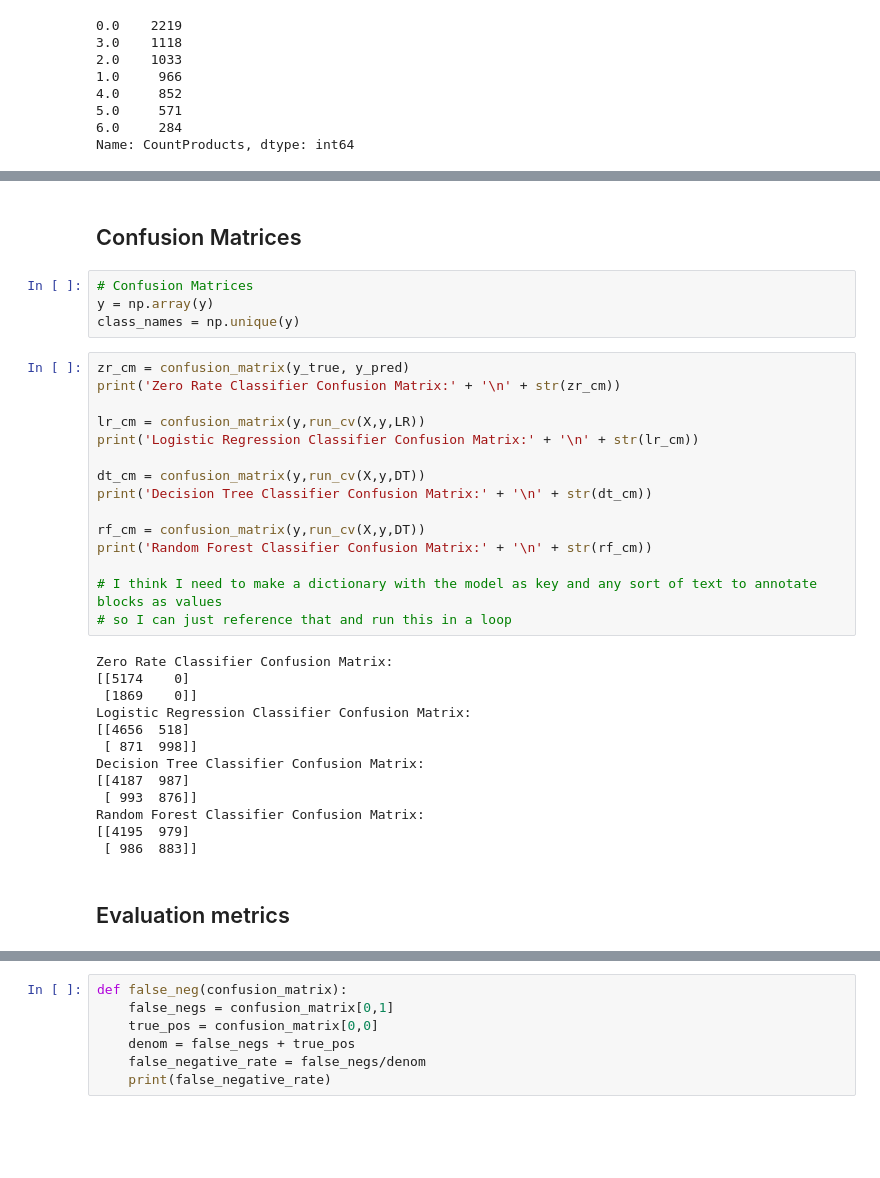
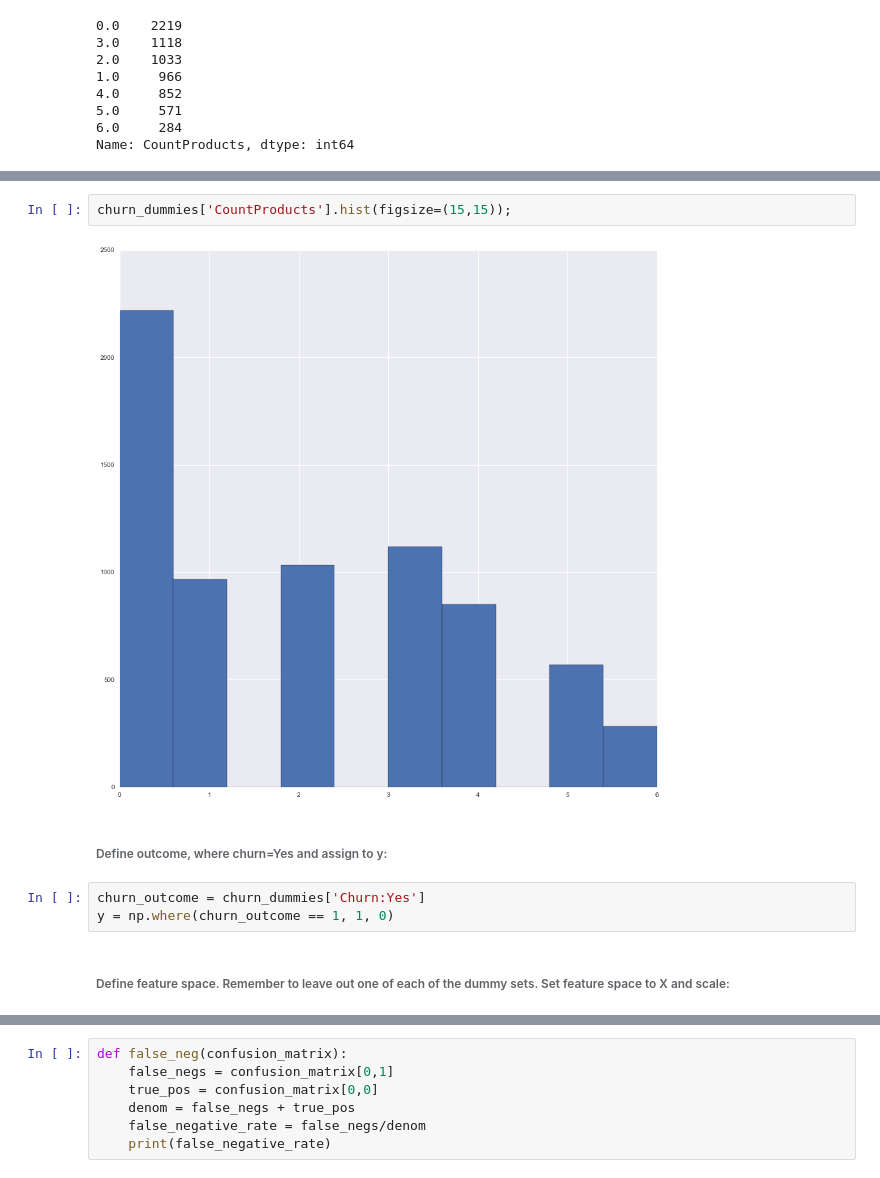
Before and after one commit to AmyinTX/Thinkful_Capstone, a Jupyter notebook: Capstone_RD.ipynb, the cells around one changed output, grey strips where cells are left out. Drawn from its saved outputs; the diff is of its cells as text; blank space fills up the shorter version.

```diff
--- a/Capstone_RD.ipynb
+++ b/Capstone_RD.ipynb
@@ -280,36 +210,11 @@ Random Forest:
-# %% [markdown]
-## Confusion Matrices
-# %%
-# Confusion Matrices
-y = np.array(y)
-class_names = np.unique(y)
-# %%
-zr_cm = confusion_matrix(y_true, y_pred)
-print('Zero Rate Classifier Confusion Matrix:' + '\n' + str(zr_cm))
-
-lr_cm = confusion_matrix(y,run_cv(X,y,LR))
-print('Logistic Regression Classifier Confusion Matrix:' + '\n' + str(lr_cm))
-
-dt_cm = confusion_matrix(y,run_cv(X,y,DT))
-print('Decision Tree Classifier Confusion Matrix:' + '\n' + str(dt_cm))
-
-rf_cm = confusion_matrix(y,run_cv(X,y,DT))
-print('Random Forest Classifier Confusion Matrix:' + '\n' + str(rf_cm))
-
-# I think I need to make a dictionary with the model as key and any sort of text to annotate blocks as values
-# so I can just reference that and run this in a loop
-# %% [output]
-Zero Rate Classifier Confusion Matrix:
-[[5174    0]
- [1869    0]]
-Logistic Regression Classifier Confusion Matrix:
-[[4656  518]
- [ 871  998]]
-Decision Tree Classifier Confusion Matrix:
-[[4187  987]
- [ 993  876]]
-Random Forest Classifier Confusion Matrix:
-[[4195  979]
- [ 986  883]]
-# %% [markdown]
-## Evaluation metrics
+# %%
+churn_dummies['CountProducts'].hist(figsize=(15,15));
+# %% [output]
+[figure, added]
+# %% [markdown]
+###### Define outcome, where churn=Yes and assign to y:
+# %%
+churn_outcome = churn_dummies['Churn:Yes']
+y = np.where(churn_outcome == 1, 1, 0)
+# %% [markdown]
+###### Define feature space. Remember to leave out one of each of the dummy sets. Set feature space to X and scale:
```
Also changed, not shown: parts of 53 cells of this notebook.
